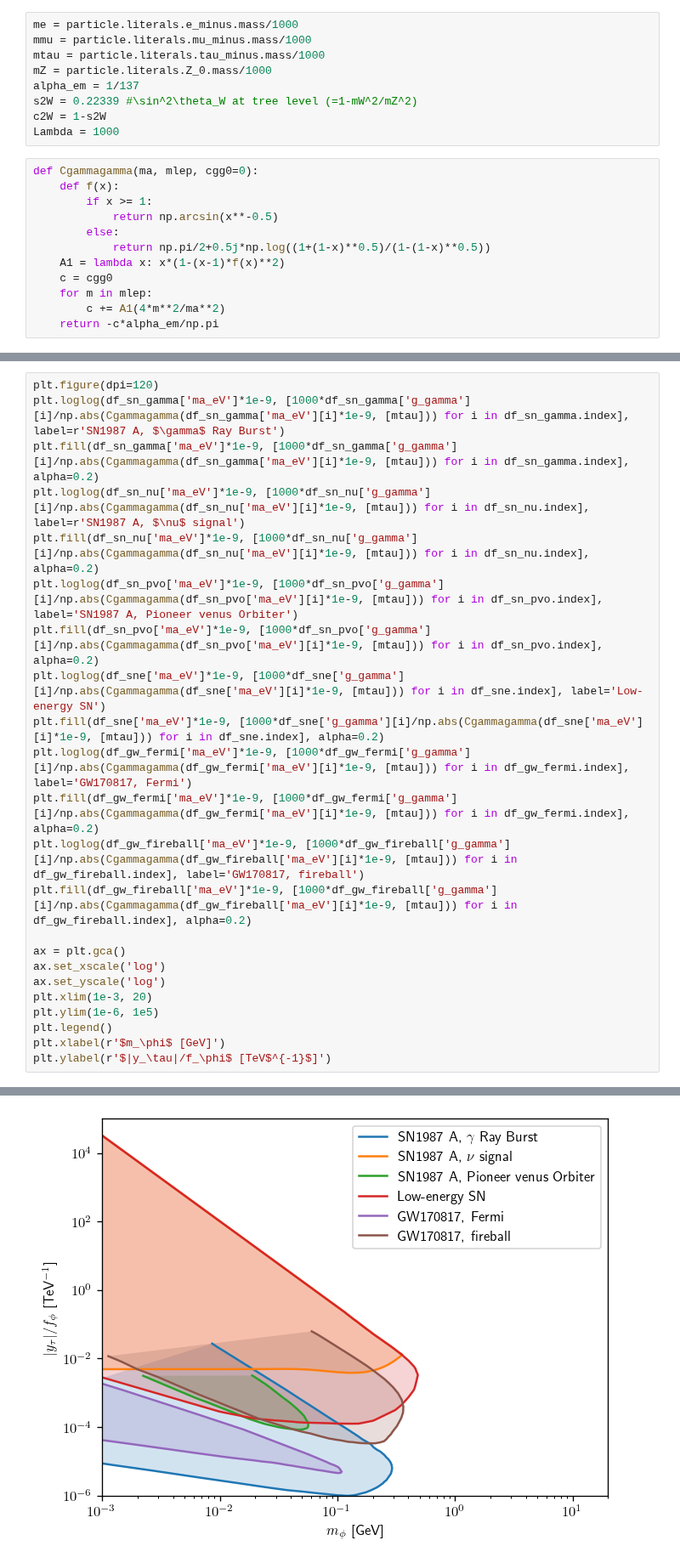
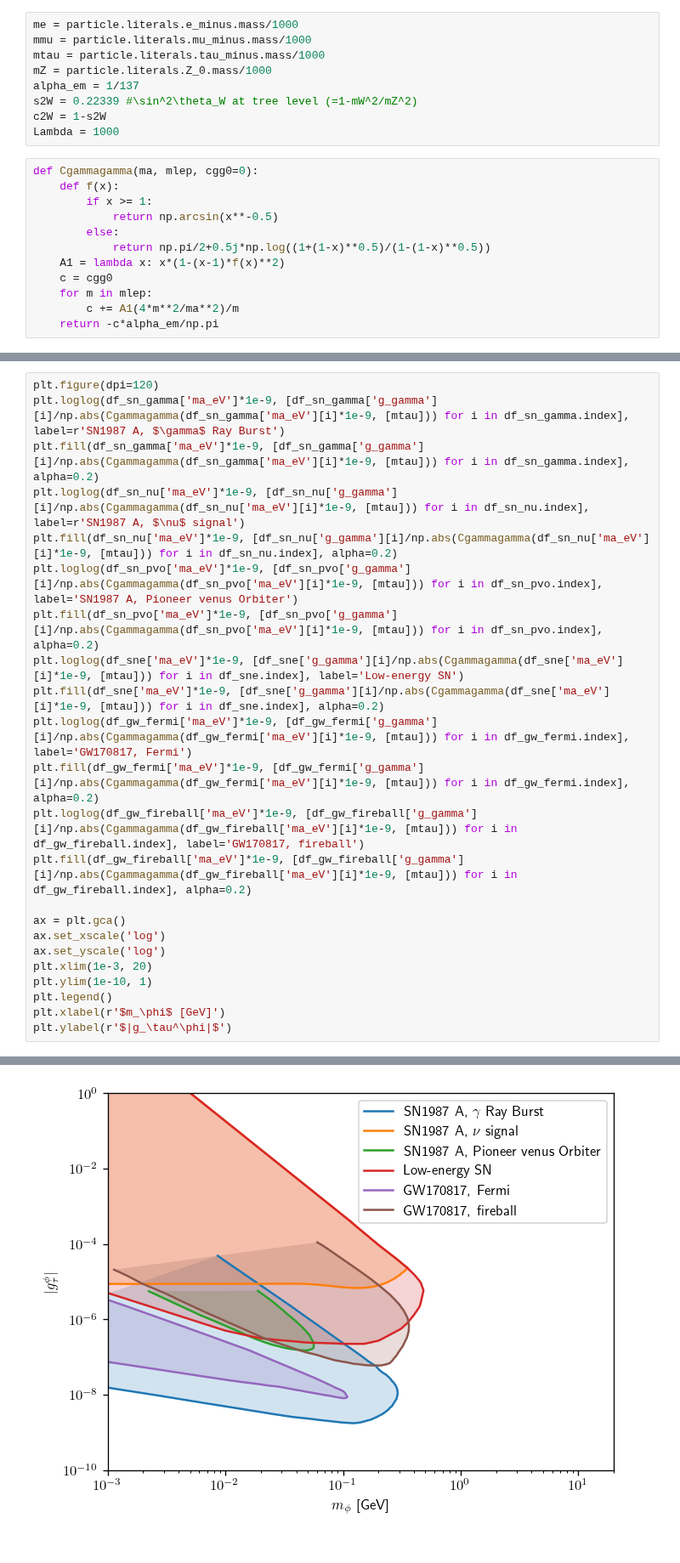
Before and after one commit to Jorge-Alda/tauALPs, a Jupyter notebook: Scalar/astro_cosmo/astro_cosmo.ipynb, the cells around one changed output, grey strips where cells are left out. Shown at 85% size. Saved outputs shown, nothing was run; the diff lists cells and outputs as text.

Commit message:
Plot for scalar

```diff
--- a/Scalar/astro_cosmo/astro_cosmo.ipynb
+++ b/Scalar/astro_cosmo/astro_cosmo.ipynb
@@ -43,7 +43,7 @@ def Cgammagamma(ma, mlep, cgg0=0):
     A1 = lambda x: x*(1-(x-1)*f(x)**2)
     c = cgg0
     for m in mlep:
-        c += A1(4*m**2/ma**2)
+        c += A1(4*m**2/ma**2)/m
     return -c*alpha_em/np.pi
 # %%
 plt.figure(dpi=120)
@@ -74,24 +74,24 @@ Text(0, 0.5, '$|y_\\ell|/f_\\phi$ [TeV$^{-1}$]')
 # %%
 plt.figure(dpi=120)
-plt.loglog(df_sn_gamma['ma_eV']*1e-9, [1000*df_sn_gamma['g_gamma'][i]/np.abs(Cgammagamma(df_sn_gamma['ma_eV'][i]*1e-9, [mtau])) for i in df_sn_gamma.index], label=r'SN1987 A, $\gamma$ Ray Burst')
-plt.fill(df_sn_gamma['ma_eV']*1e-9, [1000*df_sn_gamma['g_gamma'][i]/np.abs(Cgammagamma(df_sn_gamma['ma_eV'][i]*1e-9, [mtau])) for i in df_sn_gamma.index], alpha=0.2)
-plt.loglog(df_sn_nu['ma_eV']*1e-9, [1000*df_sn_nu['g_gamma'][i]/np.abs(Cgammagamma(df_sn_nu['ma_eV'][i]*1e-9, [mtau])) for i in df_sn_nu.index], label=r'SN1987 A, $\nu$ signal')
-plt.fill(df_sn_nu['ma_eV']*1e-9, [1000*df_sn_nu['g_gamma'][i]/np.abs(Cgammagamma(df_sn_nu['ma_eV'][i]*1e-9, [mtau])) for i in df_sn_nu.index], alpha=0.2)
-plt.loglog(df_sn_pvo['ma_eV']*1e-9, [1000*df_sn_pvo['g_gamma'][i]/np.abs(Cgammagamma(df_sn_pvo['ma_eV'][i]*1e-9, [mtau])) for i in df_sn_pvo.index], label='SN1987 A, Pioneer venus Orbiter')
-plt.fill(df_sn_pvo['ma_eV']*1e-9, [1000*df_sn_pvo['g_gamma'][i]/np.abs(Cgammagamma(df_sn_pvo['ma_eV'][i]*1e-9, [mtau])) for i in df_sn_pvo.index], alpha=0.2)
-plt.loglog(df_sne['ma_eV']*1e-9, [1000*df_sne['g_gamma'][i]/np.abs(Cgammagamma(df_sne['ma_eV'][i]*1e-9, [mtau])) for i in df_sne.index], label='Low-energy SN')
-plt.fill(df_sne['ma_eV']*1e-9, [1000*df_sne['g_gamma'][i]/np.abs(Cgammagamma(df_sne['ma_eV'][i]*1e-9, [mtau])) for i in df_sne.index], alpha=0.2)
-plt.loglog(df_gw_fermi['ma_eV']*1e-9, [1000*df_gw_fermi['g_gamma'][i]/np.abs(Cgammagamma(df_gw_fermi['ma_eV'][i]*1e-9, [mtau])) for i in df_gw_fermi.index], label='GW170817, Fermi')
-plt.fill(df_gw_fermi['ma_eV']*1e-9, [1000*df_gw_fermi['g_gamma'][i]/np.abs(Cgammagamma(df_gw_fermi['ma_eV'][i]*1e-9, [mtau])) for i in df_gw_fermi.index], alpha=0.2)
-plt.loglog(df_gw_fireball['ma_eV']*1e-9, [1000*df_gw_fireball['g_gamma'][i]/np.abs(Cgammagamma(df_gw_fireball['ma_eV'][i]*1e-9, [mtau])) for i in df_gw_fireball.index], label='GW170817, fireball')
-plt.fill(df_gw_fireball['ma_eV']*1e-9, [1000*df_gw_fireball['g_gamma'][i]/np.abs(Cgammagamma(df_gw_fireball['ma_eV'][i]*1e-9, [mtau])) for i in df_gw_fireball.index], alpha=0.2)
+plt.loglog(df_sn_gamma['ma_eV']*1e-9, [df_sn_gamma['g_gamma'][i]/np.abs(Cgammagamma(df_sn_gamma['ma_eV'][i]*1e-9, [mtau])) for i in df_sn_gamma.index], label=r'SN1987 A, $\gamma$ Ray Burst')
+plt.fill(df_sn_gamma['ma_eV']*1e-9, [df_sn_gamma['g_gamma'][i]/np.abs(Cgammagamma(df_sn_gamma['ma_eV'][i]*1e-9, [mtau])) for i in df_sn_gamma.index], alpha=0.2)
+plt.loglog(df_sn_nu['ma_eV']*1e-9, [df_sn_nu['g_gamma'][i]/np.abs(Cgammagamma(df_sn_nu['ma_eV'][i]*1e-9, [mtau])) for i in df_sn_nu.index], label=r'SN1987 A, $\nu$ signal')
+plt.fill(df_sn_nu['ma_eV']*1e-9, [df_sn_nu['g_gamma'][i]/np.abs(Cgammagamma(df_sn_nu['ma_eV'][i]*1e-9, [mtau])) for i in df_sn_nu.index], alpha=0.2)
+plt.loglog(df_sn_pvo['ma_eV']*1e-9, [df_sn_pvo['g_gamma'][i]/np.abs(Cgammagamma(df_sn_pvo['ma_eV'][i]*1e-9, [mtau])) for i in df_sn_pvo.index], label='SN1987 A, Pioneer venus Orbiter')
+plt.fill(df_sn_pvo['ma_eV']*1e-9, [df_sn_pvo['g_gamma'][i]/np.abs(Cgammagamma(df_sn_pvo['ma_eV'][i]*1e-9, [mtau])) for i in df_sn_pvo.index], alpha=0.2)
+plt.loglog(df_sne['ma_eV']*1e-9, [df_sne['g_gamma'][i]/np.abs(Cgammagamma(df_sne['ma_eV'][i]*1e-9, [mtau])) for i in df_sne.index], label='Low-energy SN')
+plt.fill(df_sne['ma_eV']*1e-9, [df_sne['g_gamma'][i]/np.abs(Cgammagamma(df_sne['ma_eV'][i]*1e-9, [mtau])) for i in df_sne.index], alpha=0.2)
+plt.loglog(df_gw_fermi['ma_eV']*1e-9, [df_gw_fermi['g_gamma'][i]/np.abs(Cgammagamma(df_gw_fermi['ma_eV'][i]*1e-9, [mtau])) for i in df_gw_fermi.index], label='GW170817, Fermi')
+plt.fill(df_gw_fermi['ma_eV']*1e-9, [df_gw_fermi['g_gamma'][i]/np.abs(Cgammagamma(df_gw_fermi['ma_eV'][i]*1e-9, [mtau])) for i in df_gw_fermi.index], alpha=0.2)
+plt.loglog(df_gw_fireball['ma_eV']*1e-9, [df_gw_fireball['g_gamma'][i]/np.abs(Cgammagamma(df_gw_fireball['ma_eV'][i]*1e-9, [mtau])) for i in df_gw_fireball.index], label='GW170817, fireball')
+plt.fill(df_gw_fireball['ma_eV']*1e-9, [df_gw_fireball['g_gamma'][i]/np.abs(Cgammagamma(df_gw_fireball['ma_eV'][i]*1e-9, [mtau])) for i in df_gw_fireball.index], alpha=0.2)
 
 ax = plt.gca()
 ax.set_xscale('log')
 ax.set_yscale('log')
 plt.xlim(1e-3, 20)
-plt.ylim(1e-6, 1e5)
+plt.ylim(1e-10, 1)
 plt.legend()
 plt.xlabel(r'$m_\phi$ [GeV]')
-plt.ylabel(r'$|y_\tau|/f_\phi$ [TeV$^{-1}$]')
+plt.ylabel(r'$|g_\tau^\phi|$')
 # %% [output]
@@ -99,4 +99,4 @@ Text(0, 0.5, '$|y_\\tau|/f_\\phi$ [TeV$^{-1}$]')
-[figure, old version]
+[figure, new version]
 # %%
 bounds = {'sn_gamma': df_sn_gamma, 'sn_nu': df_sn_nu, 'sn_pvo': df_sn_pvo, 'sne': df_sne, 'gw_fermi': df_gw_fermi, 'gw_fireball': df_gw_fireball}
 
```
Also changed, not shown: parts of 17 cells of this notebook, 14 other files.
